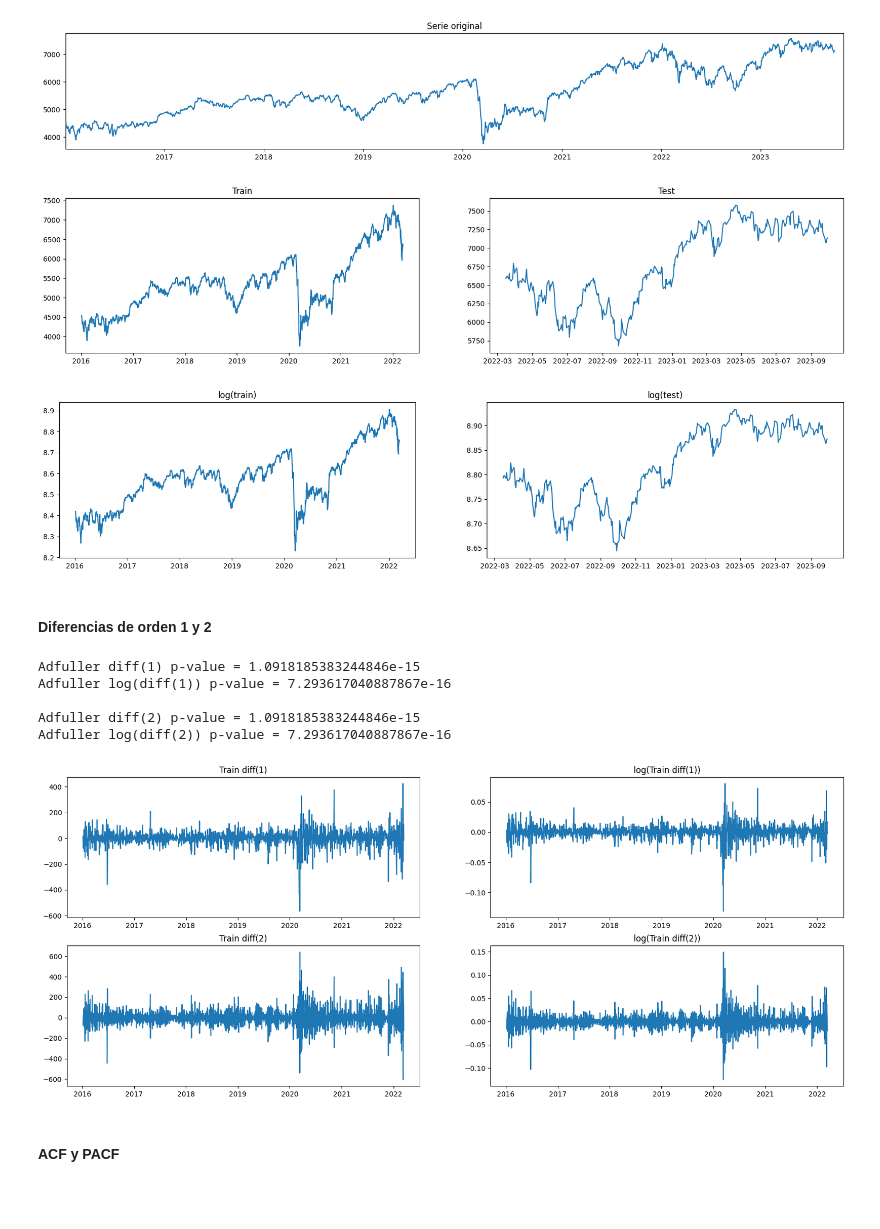
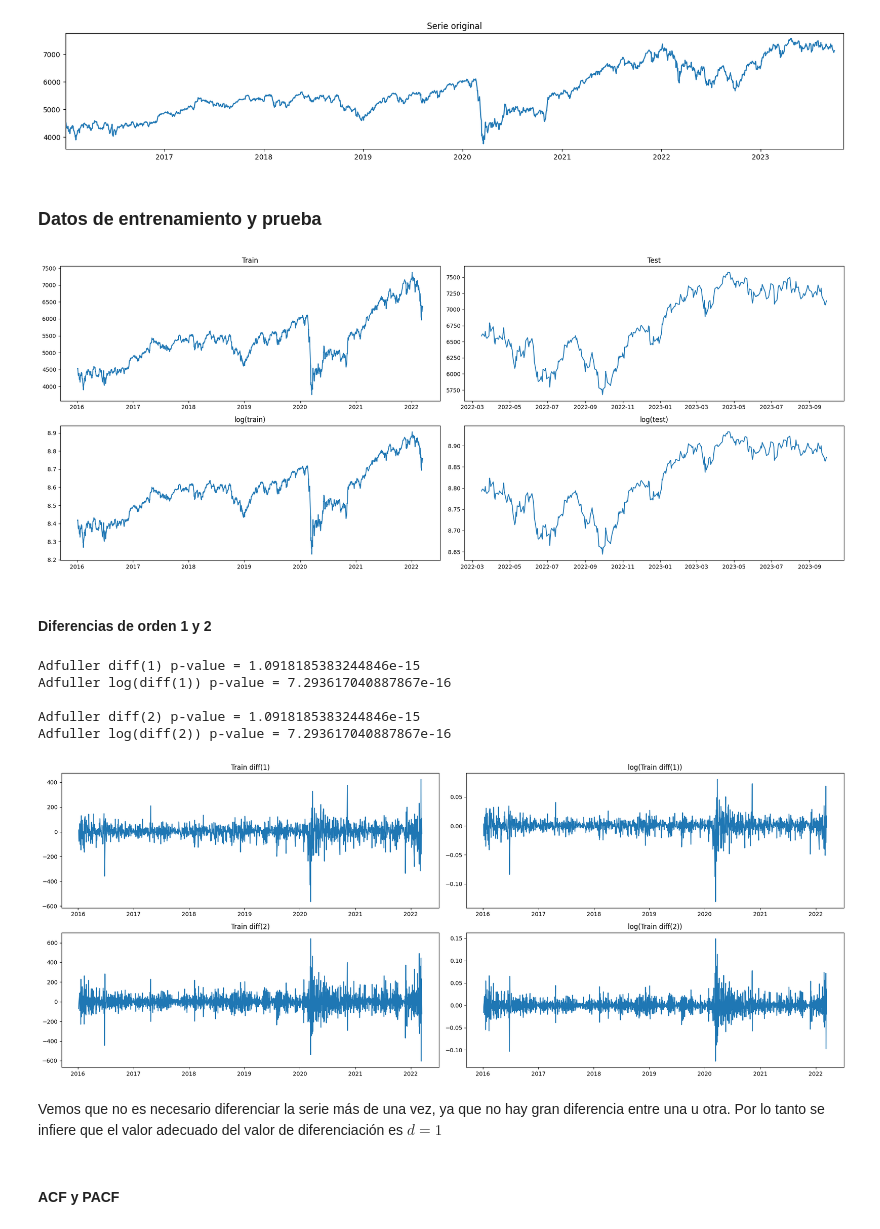
Before and after one commit to SoyAgustin/ARIMA-forecast, a Jupyter notebook: forecast.ipynb, the cells around one changed output. Saved outputs shown, nothing was run; the diff lists cells and outputs as text; code cells hidden in the pictures; blank space fills up the shorter version.

```diff
--- a/forecast.ipynb
+++ b/forecast.ipynb
@@ -41,6 +41,8 @@ plt.xlim(min(df.index),pd.to_datetime("2023-11-01")) #Decorativo, para que no se
 plt.show()
 # %% [output]
 [figure]
+# %% [markdown]
+### Datos de entrenamiento y prueba
 # %%
 # Dividimos la serie de tiempo en datos de entrenamiento (train) y de prueba (test)
 # También lo hacemos para la serie con logaritmo natural
@@ -49,29 +51,26 @@ df_test=df.iloc[1589:] #del dato 1589 hasta el último
 df_train_log=np.log(df.iloc[:1589])
 df_test_log=np.log(df.iloc[1589:])
 # %%
-plt.figure(figsize=(20,4))
-plt.subplot(1,2,1)
+plt.figure(figsize=(20,8))
+plt.subplot(2,2,1)
 plt.plot(df_train)
 plt.title("Train")
 
-plt.subplot(1,2,2)
+plt.subplot(2,2,2)
 plt.plot(df_test)
 plt.title("Test")
+
+plt.subplot(2,2,3)
+plt.plot(df_train_log)
+plt.title("log(train)")
+
+plt.subplot(2,2,4)
+plt.plot(df_test_log)
+plt.title("log(test)")
+plt.tight_layout()
 plt.show()
 # %% [output]
-[figure, old version]
+[figure, new version]
-# %%
-plt.figure(figsize=(20,4))
-plt.subplot(1,2,1)
-plt.plot(df_train_log)
-plt.title("log(train)")
-
-plt.subplot(1,2,2)
-plt.plot(df_test_log)
-plt.title("log(test)")
-plt.show()
-# %% [output]
-[figure, removed]
 # %% [markdown]
 #### Diferencias de orden 1 y 2
 # %%
@@ -104,6 +103,7 @@ plt.plot(df_train_diff_log.diff().dropna())
 plt.title("log(Train diff(2))")
 
 print(f"Adfuller log(diff(2)) p-value = {adfuller(df_train_diff_log)[1]}")
+plt.tight_layout()
 plt.show()
 # %% [output]
 Adfuller diff(1) p-value = 1.0918185383244846e-15
@@ -111,6 +111,8 @@ Adfuller log(diff(1)) p-value = 7.293617040887867e-16
 
 Adfuller diff(2) p-value = 1.0918185383244846e-15
 Adfuller log(diff(2)) p-value = 7.293617040887867e-16
-[figure, old version]
+[figure, new version]
+# %% [markdown]
+Vemos que no es necesario diferenciar la serie más de una vez, ya que no hay gran diferencia entre una u otra. Por lo tanto se infiere que el valor adecuado del valor de diferenciación es $d = 1$
 # %% [markdown]
 #### ACF y PACF
```
Also changed, not shown: parts of 17 cells of this notebook.
